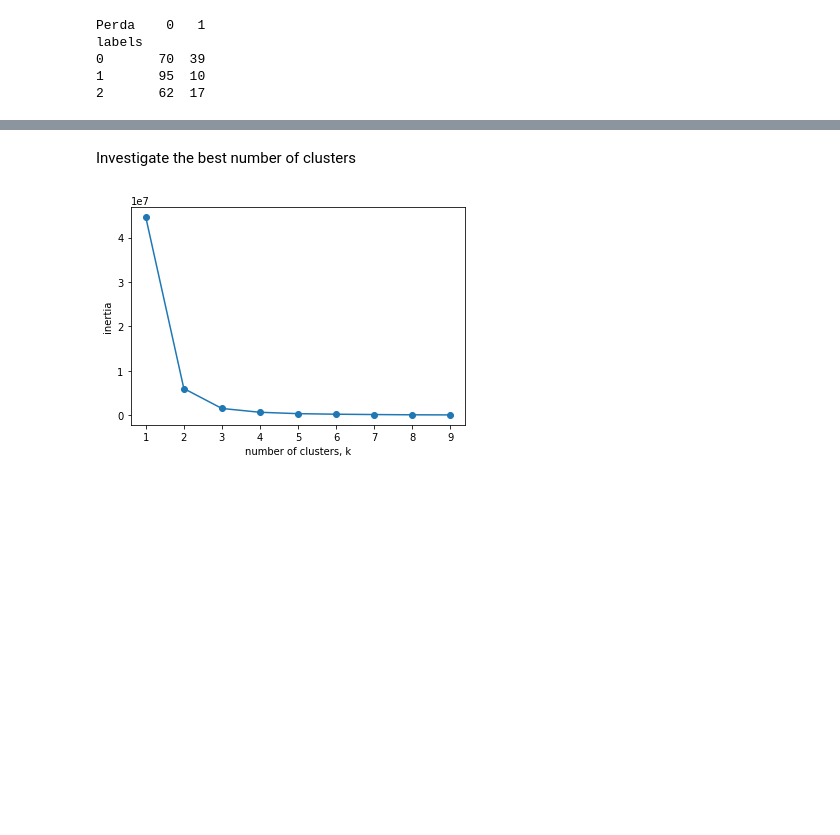
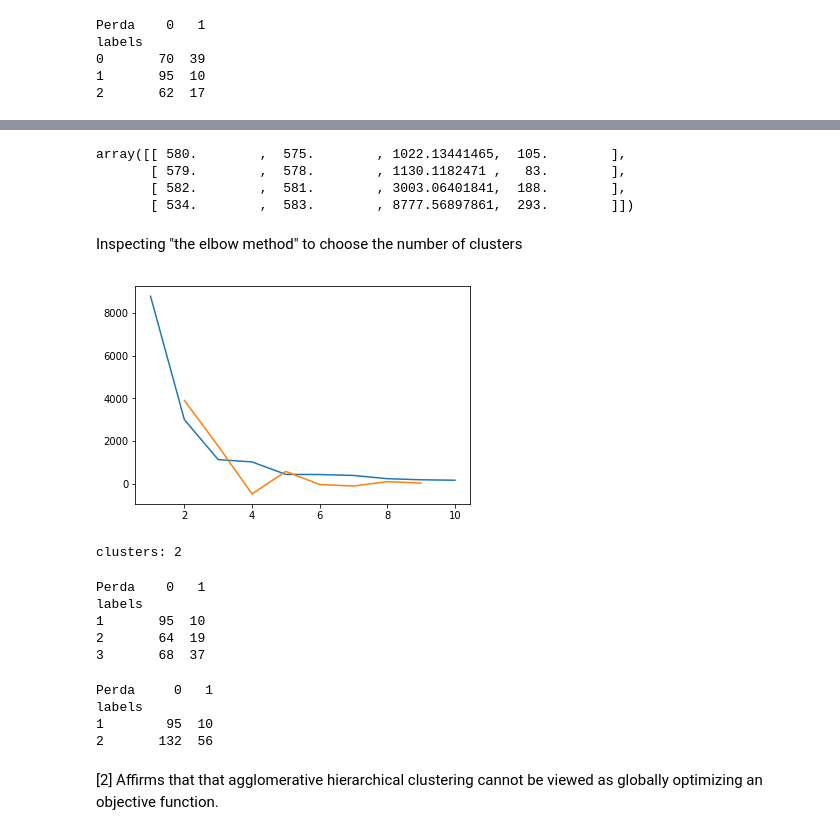
Before and after one commit to giovanimachado/mSc, a Jupyter notebook: clusterAnalysis.ipynb, the cells around one changed output, grey strips where cells are left out. Saved outputs shown, nothing was run; the diff lists cells and outputs as text; code cells hidden in the pictures; blank space fills up the shorter version.

```diff
--- a/clusterAnalysis.ipynb
+++ b/clusterAnalysis.ipynb
@@ -166,24 +385,24 @@ labels
+# %%
+Z[-4:,:]
+# %% [output]
+array([[ 580.        ,  575.        , 1022.13441465,  105.        ],
+       [ 579.        ,  578.        , 1130.1182471 ,   83.        ],
+       [ 582.        ,  581.        , 3003.06401841,  188.        ],
+       [ 534.        ,  583.        , 8777.56897861,  293.        ]])
 # %% [markdown]
-Investigate the best number of clusters
+Inspecting "the elbow method" to choose the number of clusters
-# %%
-ks = range(1, 10)
-inertias = []
-
-for k in ks:
-    # Create a KMeans instance with k clusters: model
-    kmeans = KMeans(n_clusters=k)
-
-    # Fit model to samples
-    kmeans.fit(X)
-
-    # Append the inertia to the list of inertias
-    inertias.append(kmeans.inertia_)
-
-# Plot ks vs inertias
-plt.plot(ks, inertias, '-o')
-plt.xlabel('number of clusters, k')
-plt.ylabel('inertia')
-plt.xticks(ks)
-plt.show()
-# %% [output]
-[figure, removed]
+# %%
+last = Z[-10:, 2]
+last_rev = last[::-1]
+idxs = np.arange(1, len(last) + 1)
+plt.plot(idxs, last_rev)
+
+acceleration = np.diff(last, 2)  # 2nd derivative of the distances
+acceleration_rev = acceleration[::-1]
+plt.plot(idxs[:-2] + 1, acceleration_rev)
+plt.show()
+k = acceleration_rev.argmax() + 2  # if idx 0 is the max of this we want 2 clusters
+print("clusters:", k)
+# %% [output]
+[figure, added]
+clusters: 2
@@ -189,0 +413,15 @@ plt.show()
+# %%
+# Create a DataFrame with labels and varieties as columns: df
+dfcluster = pd.DataFrame({'labels': z_clusters, 'Perda': y})
+
+# Create crosstab: ct
+ct = pd.crosstab(dfcluster['labels'],dfcluster['Perda'])
+
+# Display ct
+print(ct)
+# %% [output]
+Perda    0   1
+labels
+1       95  10
+2       64  19
+3       68  37
@@ -189,0 +432,16 @@ plt.show()
+# %%
+# Create a DataFrame with labels and varieties as columns: df
+dfcluster = pd.DataFrame({'labels': z_clusters, 'Perda': y})
+
+# Create crosstab: ct
+ct = pd.crosstab(dfcluster['labels'],dfcluster['Perda'])
+
+# Display ct
+print(ct)
+# %% [output]
+Perda     0   1
+labels
+1        95  10
+2       132  56
+# %% [markdown]
+[2] Affirms that that agglomerative hierarchical clustering cannot be viewed as globally optimizing an objective function.
```
Also changed, not shown: parts of 54 cells of this notebook.
